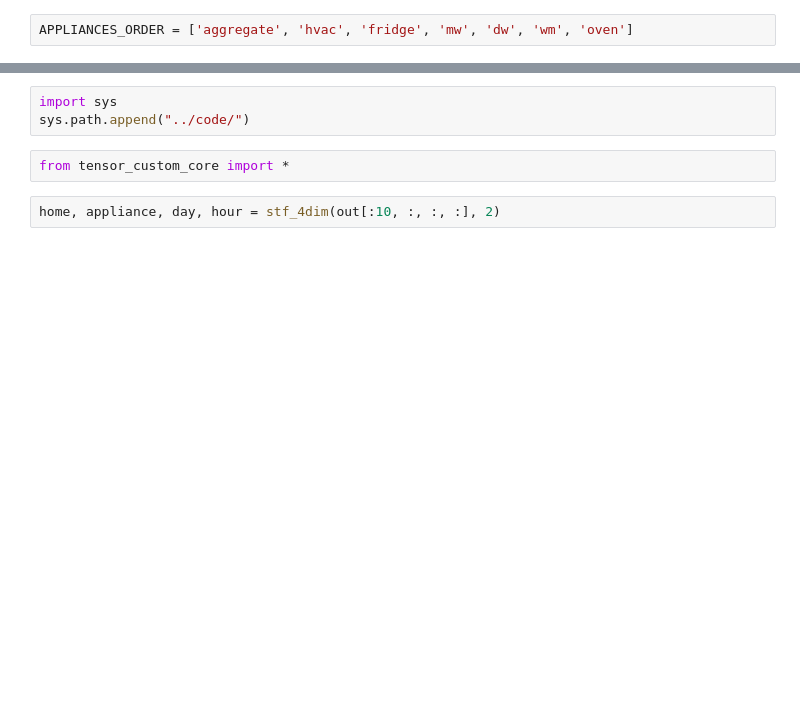
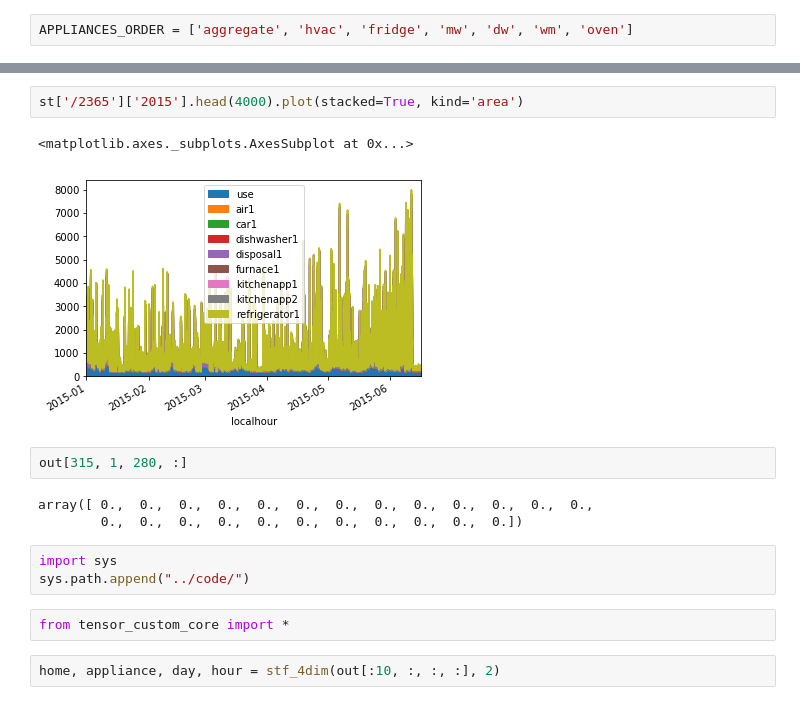
Before and after one commit to nipunbatra/freq-nilm, a Jupyter notebook: notebooks/create-datasets.ipynb, the cells around one changed output, grey strips where cells are left out. Saved outputs shown, nothing was run; the diff lists cells and outputs as text; blank space fills up the shorter version.

```diff
--- a/notebooks/create-datasets.ipynb
+++ b/notebooks/create-datasets.ipynb
@@ -106,3 +138,13 @@ np.save('{}-input.npy'.format(freq), out)
+# %%
+st['/2365']['2015'].head(4000).plot(stacked=True, kind='area')
+# %% [output]
+<matplotlib.axes._subplots.AxesSubplot at 0x...>
+[figure, added]
+# %%
+out[315, 1, 280, :]
+# %% [output]
+array([ 0.,  0.,  0.,  0.,  0.,  0.,  0.,  0.,  0.,  0.,  0.,  0.,  0.,
+        0.,  0.,  0.,  0.,  0.,  0.,  0.,  0.,  0.,  0.,  0.])
 # %%
 import sys
 sys.path.append("../code/")
```
Also changed, not shown: parts of 13 cells of this notebook, 12 other files.
